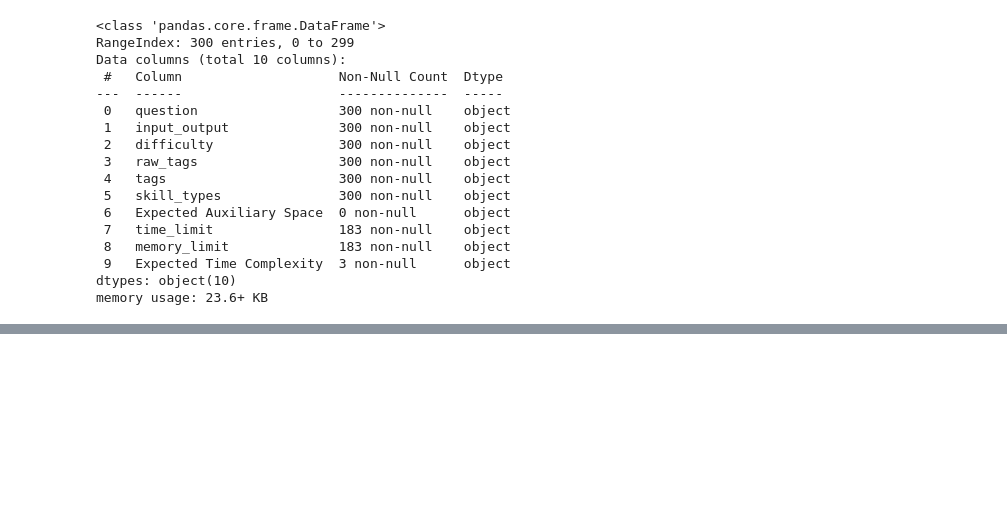
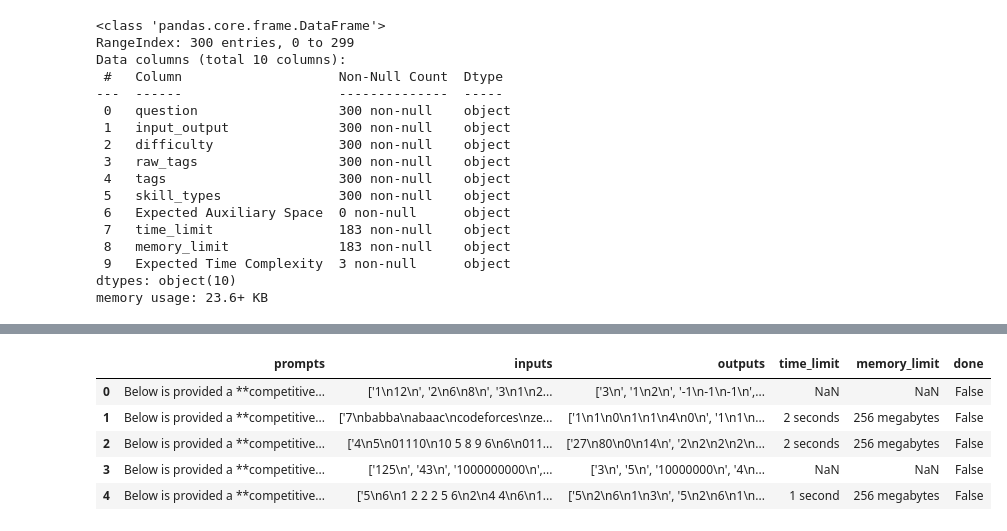
Before and after one commit to StanleyJo-37/competitive-programming-chatbots-comprasion, a Jupyter notebook: preprocessing.ipynb, the cells around one changed output, grey strips where cells are left out. Cells and saved outputs as stored; diff of their text form; code cells hidden in the pictures; blank space fills up the shorter version.

```diff
--- a/preprocessing.ipynb
+++ b/preprocessing.ipynb
@@ -971,2 +991,12 @@ final_df.head()
 # %%
 final_df.to_csv(f'{INPUT_PATH}/input.csv')
+# %%
+dafra = pd.read_csv(f'{INPUT_PATH}/input.csv', index_col=0)
+dafra.head()
+# %% [output]
+|  | prompts | inputs | outputs | time_limit | memory_limit | done |
+| 0 | Below is provided a **competitive... | ['1\n12\n', '2\n6\n8\n', '3\n1\n2... | ['3\n', '1\n2\n', '-1\n-1\n-1\n',... | NaN | NaN | False |
+| 1 | Below is provided a **competitive... | ['7\nbabba\nabaac\ncodeforces\nze... | ['1\n1\n0\n1\n1\n4\n0\n', '1\n1\n... | 2 seconds | 256 megabytes | False |
+| 2 | Below is provided a **competitive... | ['4\n5\n01110\n10 5 8 9 6\n6\n011... | ['27\n80\n0\n14\n', '2\n2\n2\n2\n... | 2 seconds | 256 megabytes | False |
+| 3 | Below is provided a **competitive... | ['125\n', '43\n', '1000000000\n',... | ['3\n', '5\n', '10000000\n', '4\n... | NaN | NaN | False |
+| 4 | Below is provided a **competitive... | ['5\n6\n1 2 2 2 5 6\n2\n4 4\n6\n1... | ['5\n2\n6\n1\n3\n', '5\n2\n6\n1\n... | 1 second | 256 megabytes | False |
```
Also changed, not shown: parts of 8 cells of this notebook, 3 other files.
